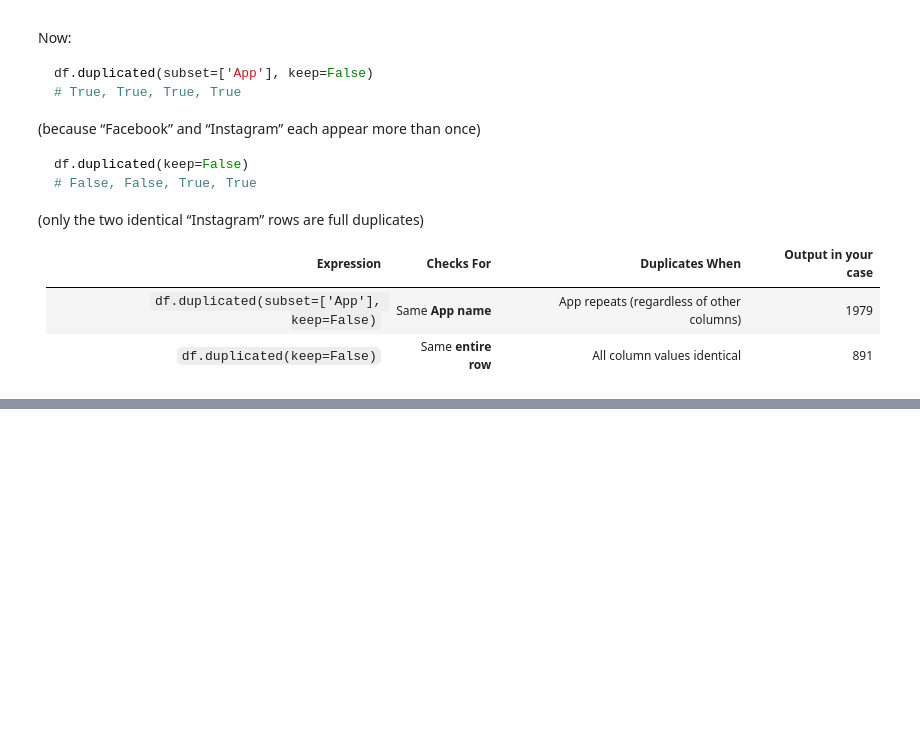
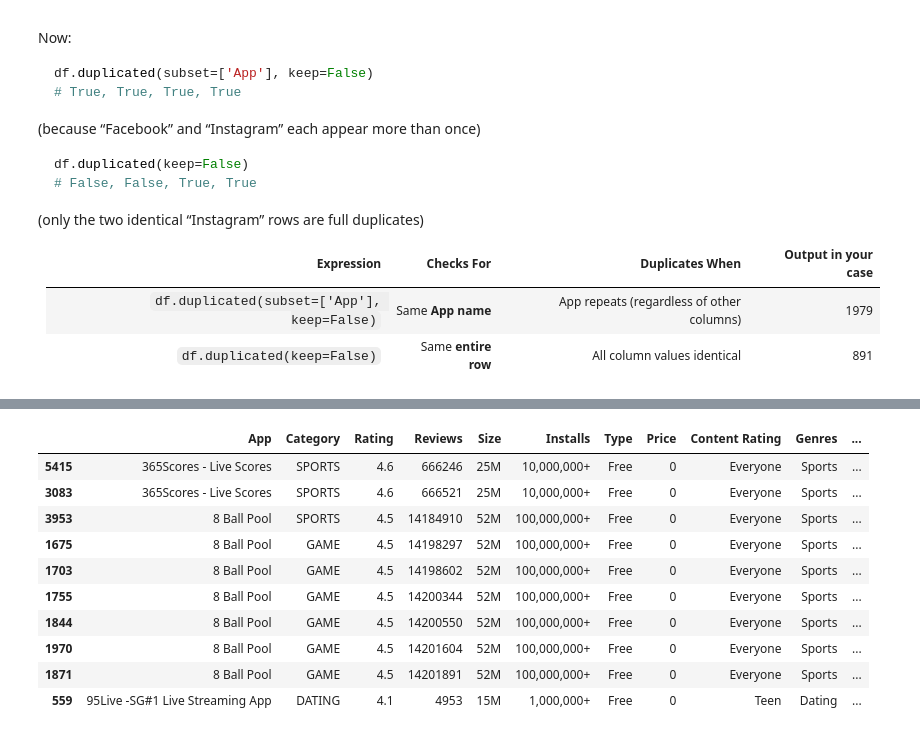
Before and after one commit to Ashish-khanagwal/Artificial-Intelligence, a Jupyter notebook: 4. Pandas/inter-Google-Playstore-dataset.ipynb, the cells around one changed output, grey strips where cells are left out. Saved outputs shown, nothing was run; the diff lists cells and outputs as text; code cells hidden in the pictures; blank space fills up the shorter version.

```diff
--- a/4. Pandas/inter-Google-Playstore-dataset.ipynb
+++ b/4. Pandas/inter-Google-Playstore-dataset.ipynb
@@ -432,0 +511,15 @@ df.loc[df.duplicated(subset=['App'], keep=False) &
+# %%
+df.loc[df.duplicated(subset=['App'], keep=False) & ~df.duplicated(keep=False)
+      ].sort_values(by=['App', 'Reviews']).head(10)
+# %% [output]
+|  | App | Category | Rating | Reviews | Size | Installs | Type | Price | Content Rating | Genres | ... |
+| 5415 | 365Scores - Live Scores | SPORTS | 4.6 | 666246 | 25M | 10,000,000+ | Free | 0 | Everyone | Sports | ... |
+| 3083 | 365Scores - Live Scores | SPORTS | 4.6 | 666521 | 25M | 10,000,000+ | Free | 0 | Everyone | Sports | ... |
+| 3953 | 8 Ball Pool | SPORTS | 4.5 | 14184910 | 52M | 100,000,000+ | Free | 0 | Everyone | Sports | ... |
+| 1675 | 8 Ball Pool | GAME | 4.5 | 14198297 | 52M | 100,000,000+ | Free | 0 | Everyone | Sports | ... |
+| 1703 | 8 Ball Pool | GAME | 4.5 | 14198602 | 52M | 100,000,000+ | Free | 0 | Everyone | Sports | ... |
+| 1755 | 8 Ball Pool | GAME | 4.5 | 14200344 | 52M | 100,000,000+ | Free | 0 | Everyone | Sports | ... |
+| 1844 | 8 Ball Pool | GAME | 4.5 | 14200550 | 52M | 100,000,000+ | Free | 0 | Everyone | Sports | ... |
+| 1970 | 8 Ball Pool | GAME | 4.5 | 14201604 | 52M | 100,000,000+ | Free | 0 | Everyone | Sports | ... |
+| 1871 | 8 Ball Pool | GAME | 4.5 | 14201891 | 52M | 100,000,000+ | Free | 0 | Everyone | Sports | ... |
+| 559 | 95Live -SG#1 Live Streaming App | DATING | 4.1 | 4953 | 15M | 1,000,000+ | Free | 0 | Teen | Dating | ... |
```
Also changed, not shown: parts of 62 cells of this notebook.
